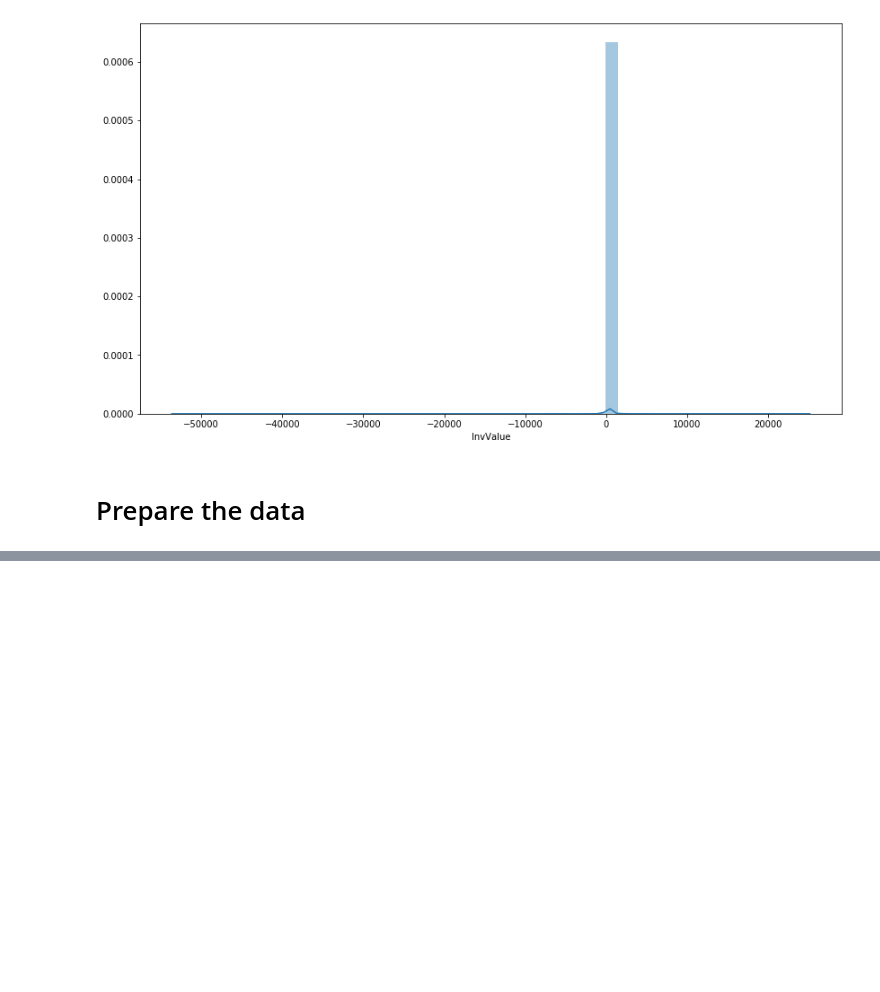
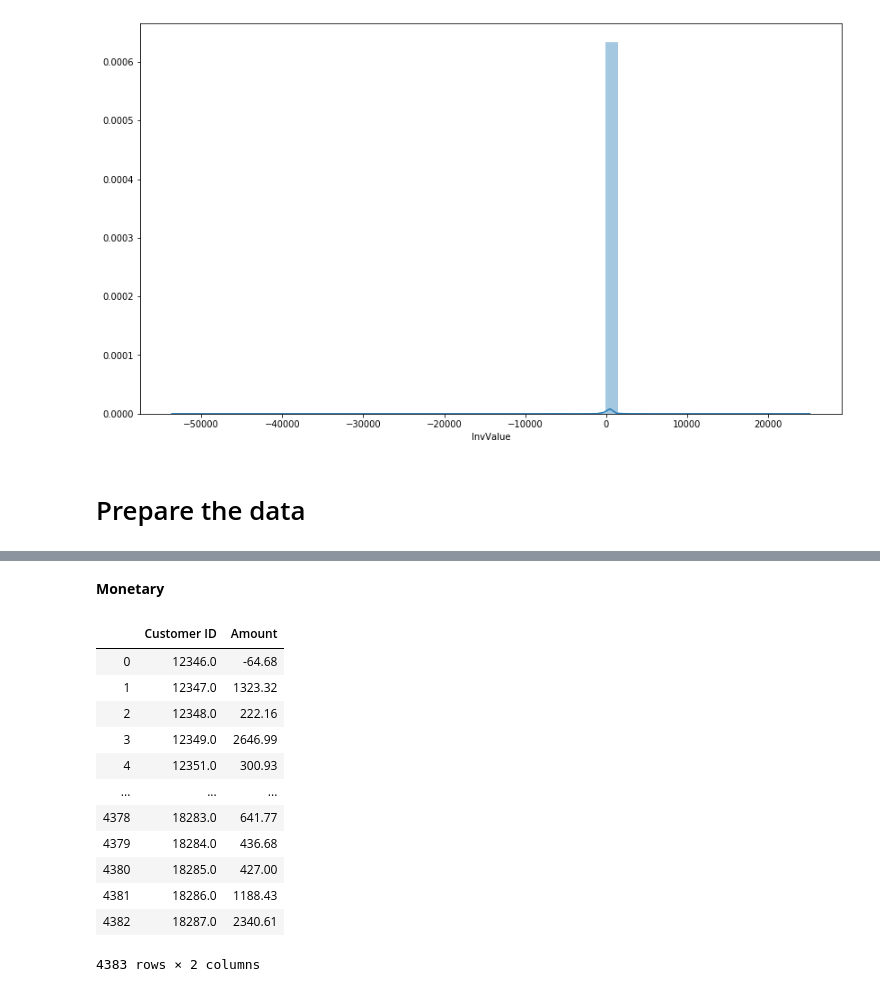
Before and after one commit to shambekela/Online-retail-ML, a Jupyter notebook: Online-Retail-Transactions.ipynb, the cells around one changed output, grey strips where cells are left out. Drawn from its saved outputs; the diff is of its cells as text; code cells hidden in the pictures; blank space fills up the shorter version.

```diff
--- a/Online-Retail-Transactions.ipynb
+++ b/Online-Retail-Transactions.ipynb
@@ -286,0 +303,4 @@ sns.distplot(retail['InvValue'])
+# %%
+# remove transactions that do not have a customer ID
+null_index = retail[retail['Customer ID'].isnull()].index
+retail.drop(null_index, inplace=True)
@@ -286,0 +356,20 @@ sns.distplot(retail['InvValue'])
+# %% [markdown]
+**Monetary**
+# %%
+money_agg = retail.groupby(['Customer ID']).agg({'InvValue': 'sum'}).reset_index().rename(columns={'InvValue': 'Amount'})
+# %%
+money_agg
+# %% [output]
+|  | Customer ID | Amount |
+| 0 | 12346.0 | -64.68 |
+| 1 | 12347.0 | 1323.32 |
+| 2 | 12348.0 | 222.16 |
+| 3 | 12349.0 | 2646.99 |
+| 4 | 12351.0 | 300.93 |
+| ... | ... | ... |
+| 4378 | 18283.0 | 641.77 |
+| 4379 | 18284.0 | 436.68 |
+| 4380 | 18285.0 | 427.00 |
+| 4381 | 18286.0 | 1188.43 |
+| 4382 | 18287.0 | 2340.61 |
+4383 rows × 2 columns
```
Also changed, not shown: parts of 14 cells of this notebook.
